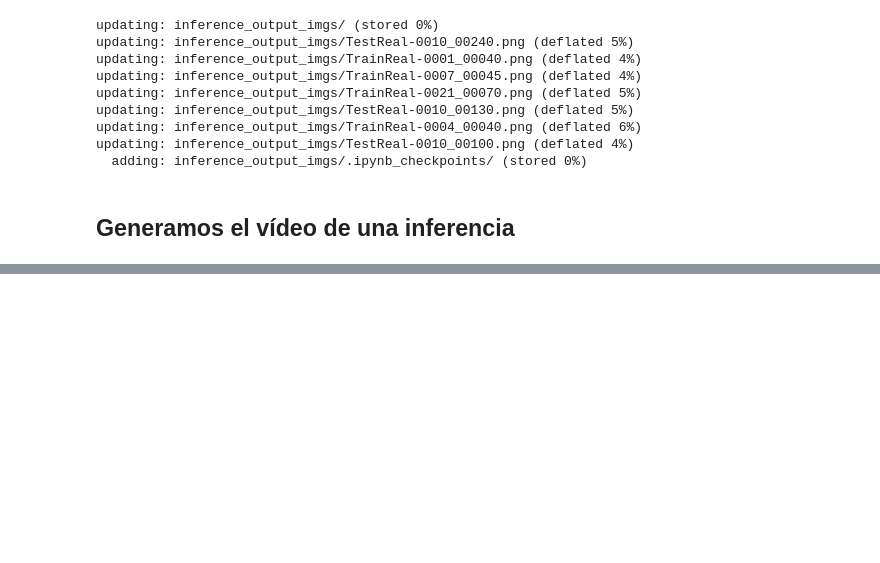
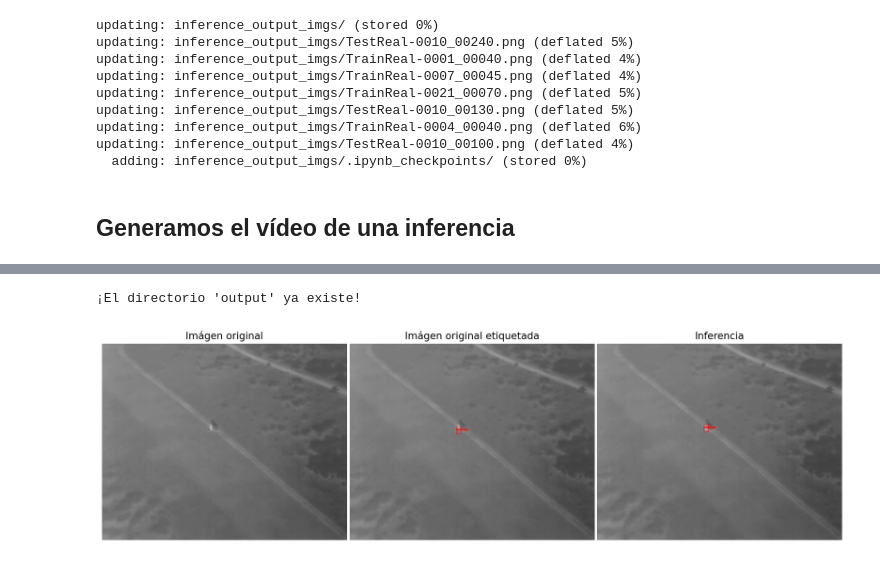
Before and after one commit to jesusBV20/UAV_IR_Surveillance, a Jupyter notebook: train_example.ipynb, the cells around one changed output, grey strips where cells are left out. Drawn from its saved outputs; the diff is of its cells as text; code cells hidden in the pictures; blank space fills up the shorter version.

```diff
--- a/train_example.ipynb
+++ b/train_example.ipynb
@@ -378,0 +401,70 @@ Moviepy - video ready output\movie021.mp4
+# %%
+from torchvision import transforms as T
+
+# Creamos el directorio donde vamos a guardar la salida
+createDir(OUTPUT_INFERENCE_PATH)
+
+# Transformaciones necesarias para que la entrada pueda
+# ser interpretada por el modelo
+transforms = get_transform()
+
+# Seleccionamos el vídeo y el frame
+data_path = TRAIN_REAL_DATA_PATH
+#data_path = TEST_DATA_PATH
+movie_id = 21
+frame = 400
+
+dataset = BIRDSAIDataset(data_path, transforms)
+frame_init, frame_end, n_frames = dataset.getMovieBoxInfo(movie_id)
+
+# Recogemos la img del dataset
+img, target = dataset[frame_init + frame]
+images = [img.to(torch.device('cpu'))]
+
+# Inferimos
+model_static_quantized.to(torch.device('cpu'))
+model_eval = model_static_quantized.eval()
+outputs = model_eval(images)
+
+# Mostramos el resultado
+FIGSIZE = [16, 9]
+RES = 1920 # Full HD
+RES = 2560 # 2k
+
+transform_toImg = T.ToPILImage()
+img = transform_toImg(img)
+
+img_box_real = imgBoxes(img, target["boxes"], target["labels"])
+img_box = imgBoxes(img, outputs[0]["boxes"], outputs[0]["labels"], outputs[0]["scores"], 0.2)
+
+fig = plt.figure(figsize=FIGSIZE, dpi=RES/FIGSIZE[0])
+ax1, ax2, ax3 = fig.subplots(1,3)
+plt.subplots_adjust(wspace=0.01)
+
+ax1.axis('off')
+ax2.axis("off")
+ax3.axis("off")
+
+ax1.set_title("Imágen original")
+ax2.set_title("Imágen original etiquetada")
+ax3.set_title("Inferencia")
+
+ax1.imshow(img)
+ax2.imshow(img_box_real)
+ax3.imshow(img_box)
+
+if data_path == TRAIN_REAL_DATA_PATH:
+    dataset_label = "TrainReal"
+elif data_path == TEST_DATA_PATH:
+    dataset_label = "TestReal"
+elif data_path == TRAIN_SIM_DATA_PATH:
+    dataset_label = "TrainSim"
+
+file_name = "{}-{}_{}.png".format(dataset_label, str(movie_id).zfill(4), str(frame).zfill(5))
+
+plt.savefig(os.path.join(OUTPUT_INFERENCE_PATH, file_name),
+            bbox_inches='tight', pad_inches = 0.1)
+plt.show()
+# %% [output]
+¡El directorio 'output' ya existe!
+[figure, added]
```
Also changed, not shown: parts of 5 cells of this notebook, 5 other files.
